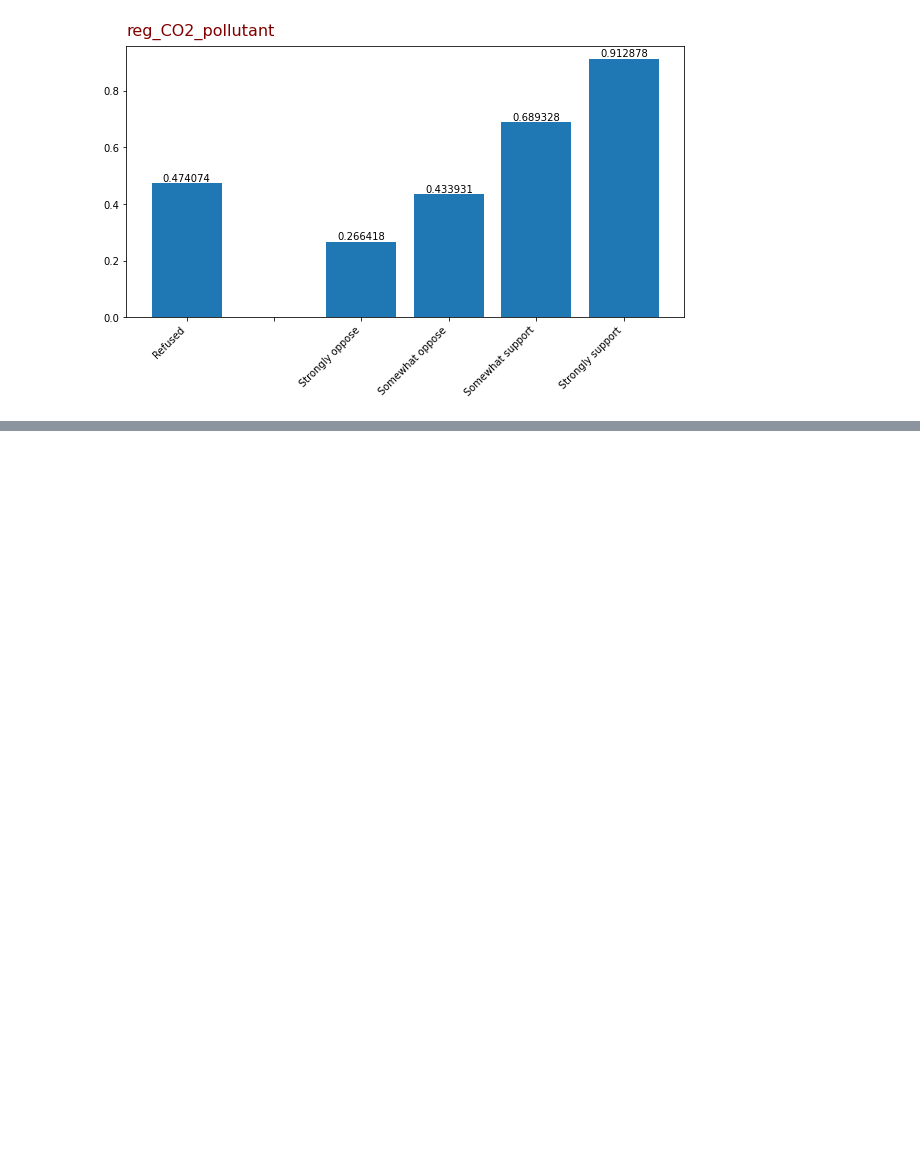
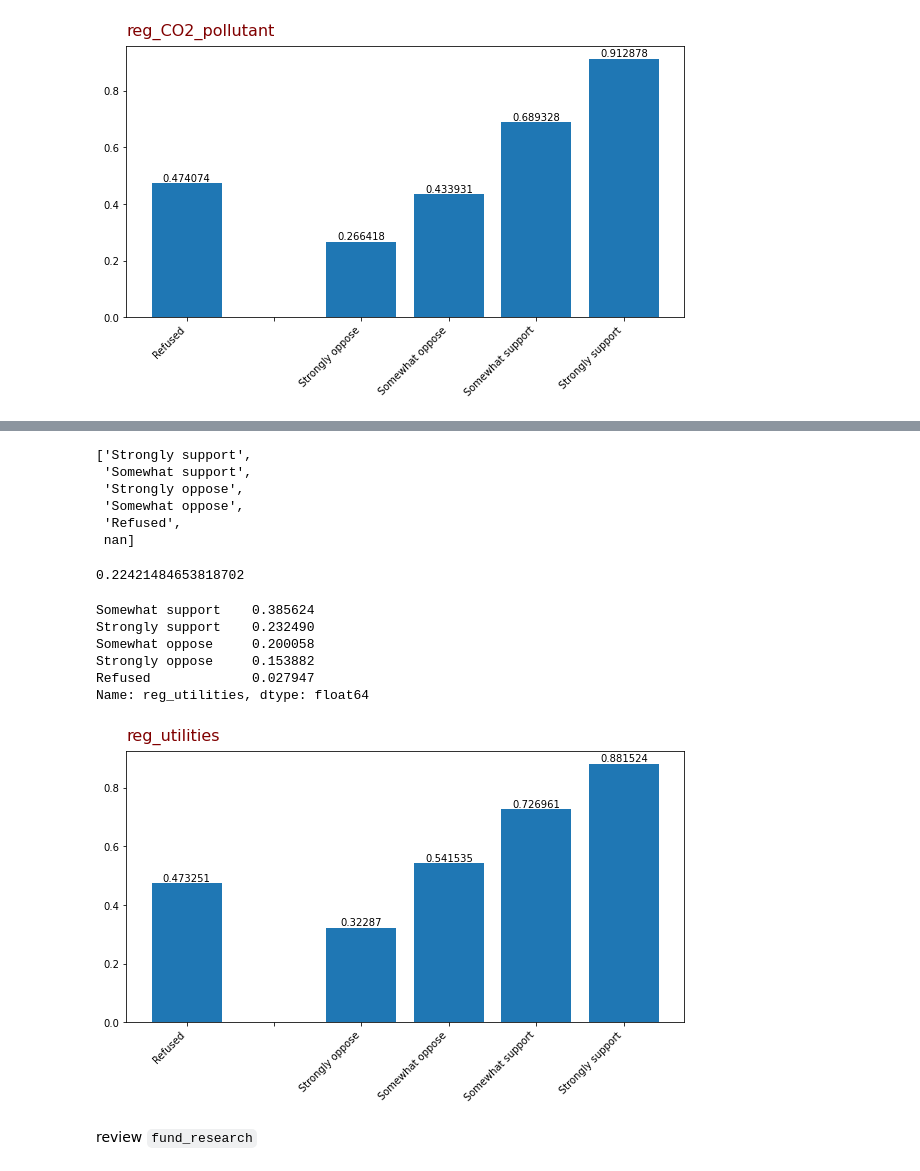
Before and after one commit to sabaiitj/Climate-Change-Survey, a Jupyter notebook: code/Larry EDA.ipynb, the cells around one changed output, grey strips where cells are left out. Saved outputs shown, nothing was run; the diff lists cells and outputs as text; code cells hidden in the pictures; blank space fills up the shorter version.

```diff
--- a/code/Larry EDA.ipynb
+++ b/code/Larry EDA.ipynb
@@ -257,0 +260,43 @@ ax.set_title("reg_CO2_pollutant", loc = 'left', pad = 10
+# %%
+list(df.reg_utilities .unique())
+# %% [output]
+['Strongly support',
+ 'Somewhat support',
+ 'Strongly oppose',
+ 'Somewhat oppose',
+ 'Refused',
+ nan]
+# %%
+df.reg_utilities.isnull().sum() / df.shape[0]
+# %% [output]
+0.22421484653818702
+# %%
+df.reg_utilities.value_counts(normalize = True)
+# %% [output]
+Somewhat support    0.385624
+Strongly support    0.232490
+Somewhat oppose     0.200058
+Strongly oppose     0.153882
+Refused             0.027947
+Name: reg_utilities, dtype: float64
+# %%
+ordinals = ['Refused', '', 'Strongly oppose', 'Somewhat oppose', 'Somewhat support'
+            ,'Strongly support']
+# %%
+df.reg_utilities = df.reg_utilities.replace(
+                                {val: i for i,val in zip(range(-1,5),ordinals)})
+# %%
+# graph
+fig, ax = plt.subplots(1,1,figsize = (10,5))
+
+bar = ax.bar(df.groupby('reg_utilities').mean().index,
+        height = df.groupby('reg_utilities').mean().target)
+ax.bar_label(bar)
+ax.set_xticks(range(-1,5))
+ax.set_xticklabels(ordinals, rotation = 45, ha='right');
+ax.set_title("reg_utilities", loc = 'left', pad = 10
+             , fontsize = 16, color = 'maroon');
+# %% [output]
+[figure, added]
+# %% [markdown]
+review `fund_research`
```
Also changed, not shown: parts of 43 cells of this notebook.
